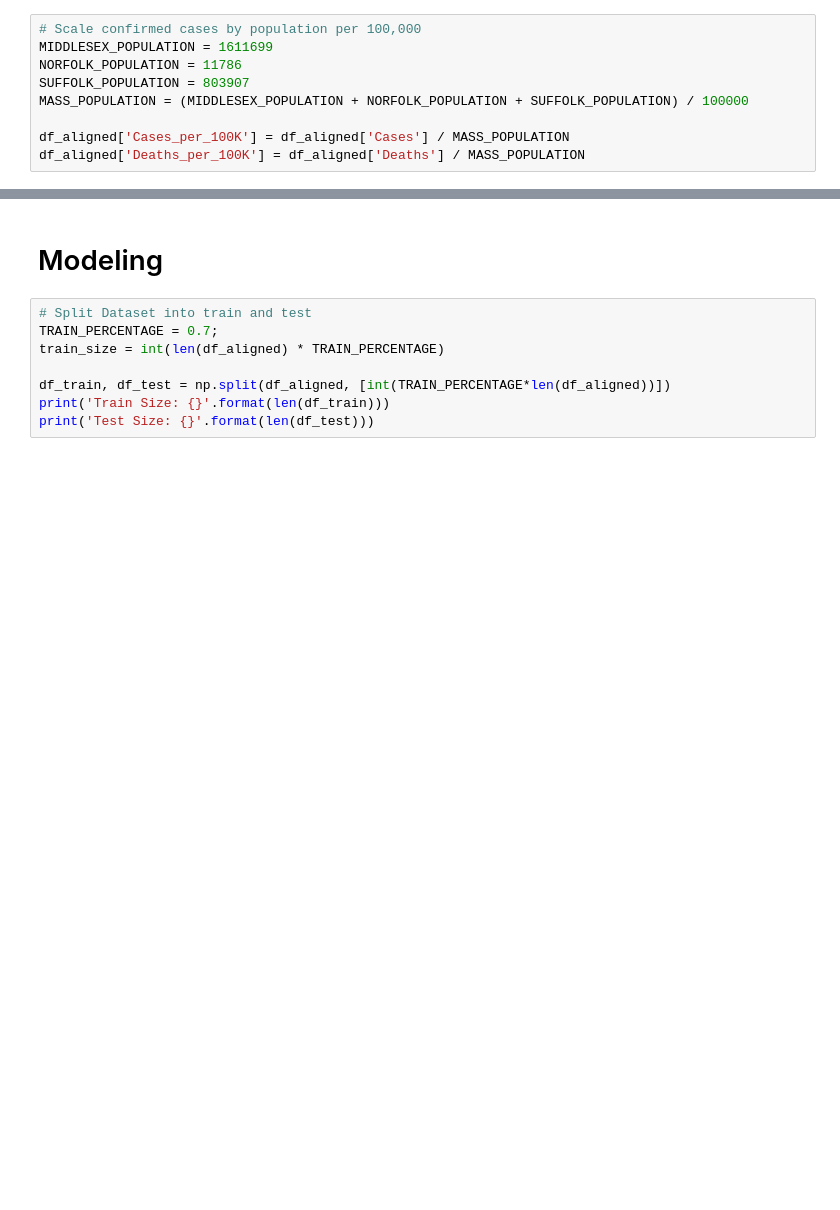
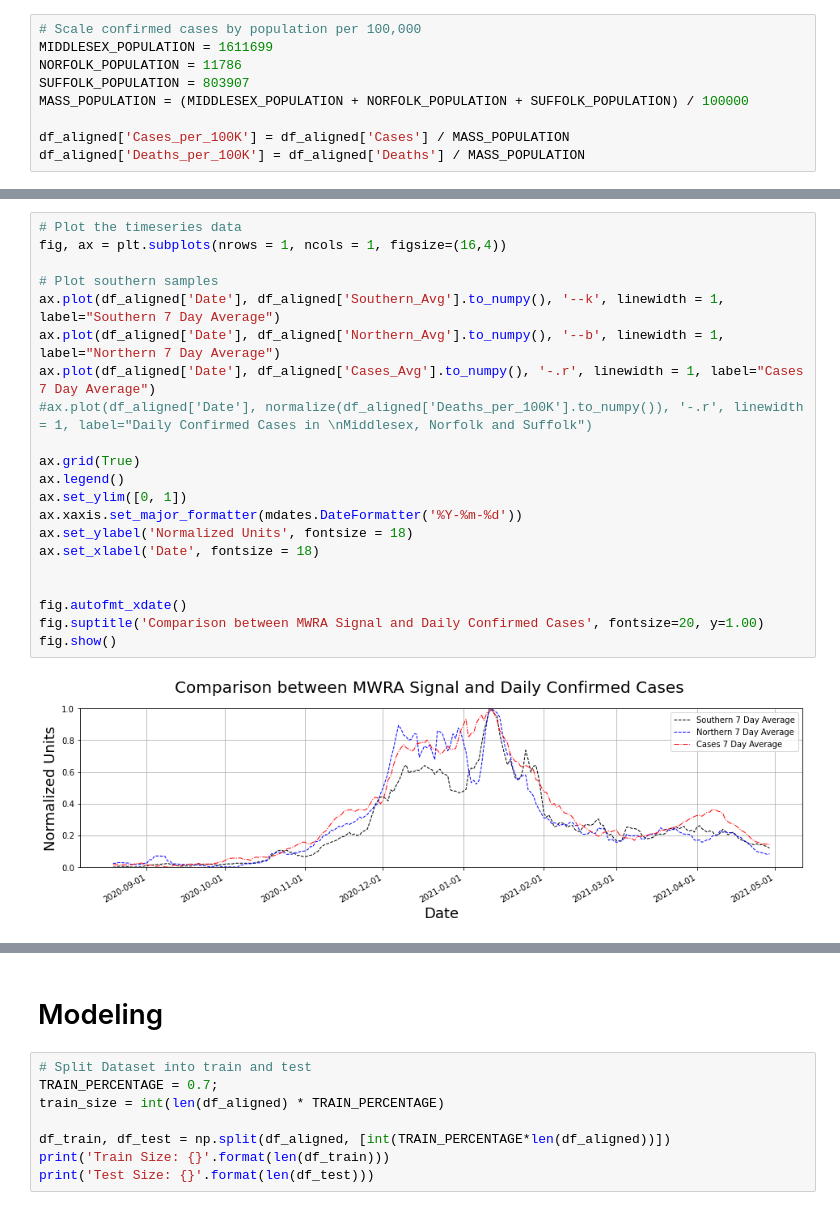
Before and after one commit to bhatiavr/cs109b-final-project-111, a Jupyter notebook: src/Raghu - cs109b-wastewater-covid-forecasting.ipynb, the cells around one changed output, grey strips where cells are left out. Saved outputs shown, nothing was run; the diff lists cells and outputs as text; blank space fills up the shorter version.

```diff
--- a/src/Raghu - cs109b-wastewater-covid-forecasting.ipynb
+++ b/src/Raghu - cs109b-wastewater-covid-forecasting.ipynb
@@ -341,0 +491,23 @@ display(df_aligned.head())
+# %%
+# Plot the timeseries data
+fig, ax = plt.subplots(nrows = 1, ncols = 1, figsize=(16,4))
+
+# Plot southern samples
+ax.plot(df_aligned['Date'], df_aligned['Southern_Avg'].to_numpy(), '--k', linewidth = 1,  label="Southern 7 Day Average")
+ax.plot(df_aligned['Date'], df_aligned['Northern_Avg'].to_numpy(), '--b', linewidth = 1, label="Northern 7 Day Average")
+ax.plot(df_aligned['Date'], df_aligned['Cases_Avg'].to_numpy(), '-.r', linewidth = 1, label="Cases 7 Day Average")
+#ax.plot(df_aligned['Date'], normalize(df_aligned['Deaths_per_100K'].to_numpy()), '-.r', linewidth = 1, label="Daily Confirmed Cases in \nMiddlesex, Norfolk and Suffolk")
+
+ax.grid(True)
+ax.legend()
+ax.set_ylim([0, 1])
+ax.xaxis.set_major_formatter(mdates.DateFormatter('%Y-%m-%d'))
+ax.set_ylabel('Normalized Units', fontsize = 18)
+ax.set_xlabel('Date', fontsize = 18)
+
+
+fig.autofmt_xdate()
+fig.suptitle('Comparison between MWRA Signal and Daily Confirmed Cases', fontsize=20, y=1.00)
+fig.show()
+# %% [output]
+[figure, added]
```
Also changed, not shown: parts of 80 cells of this notebook.
